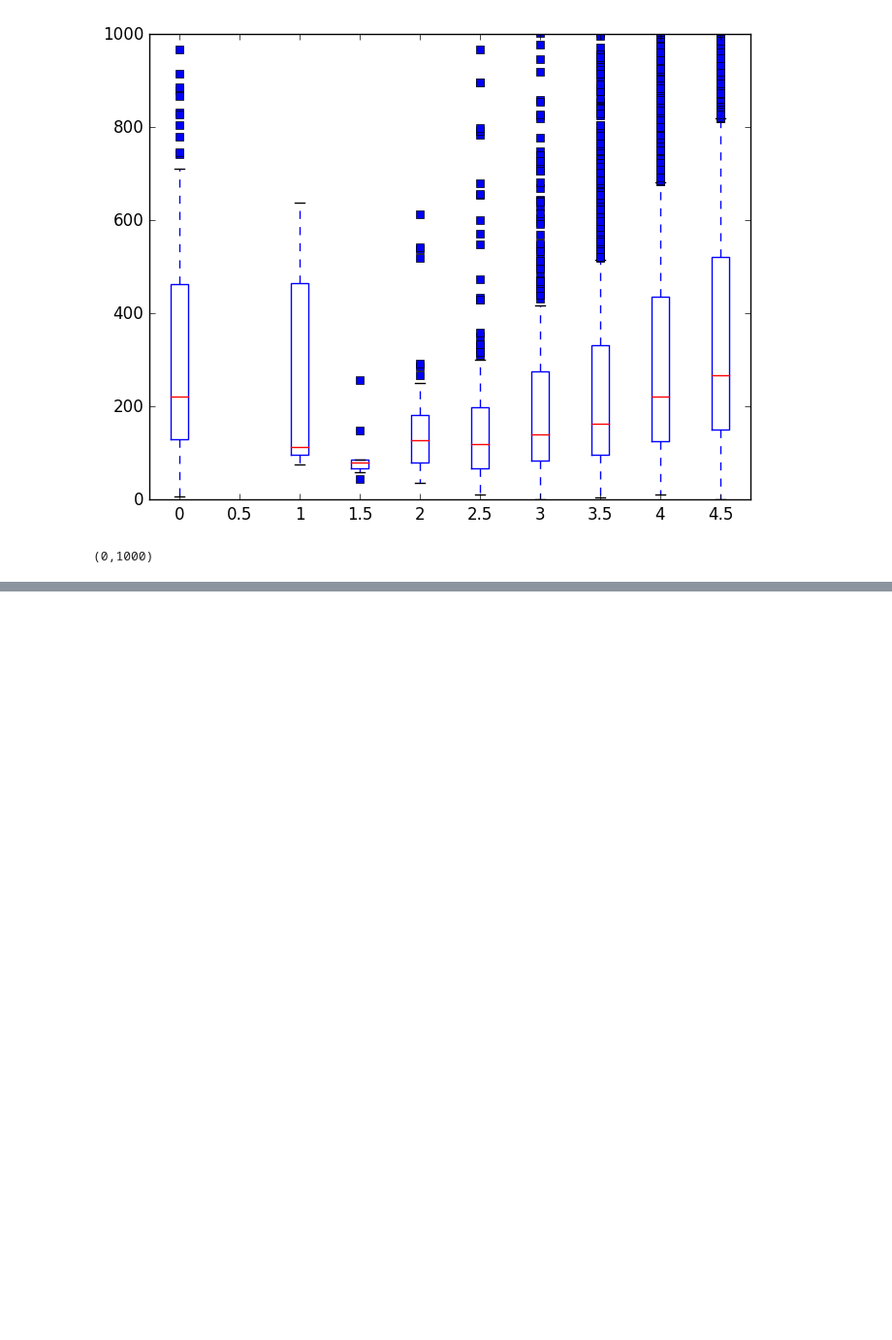
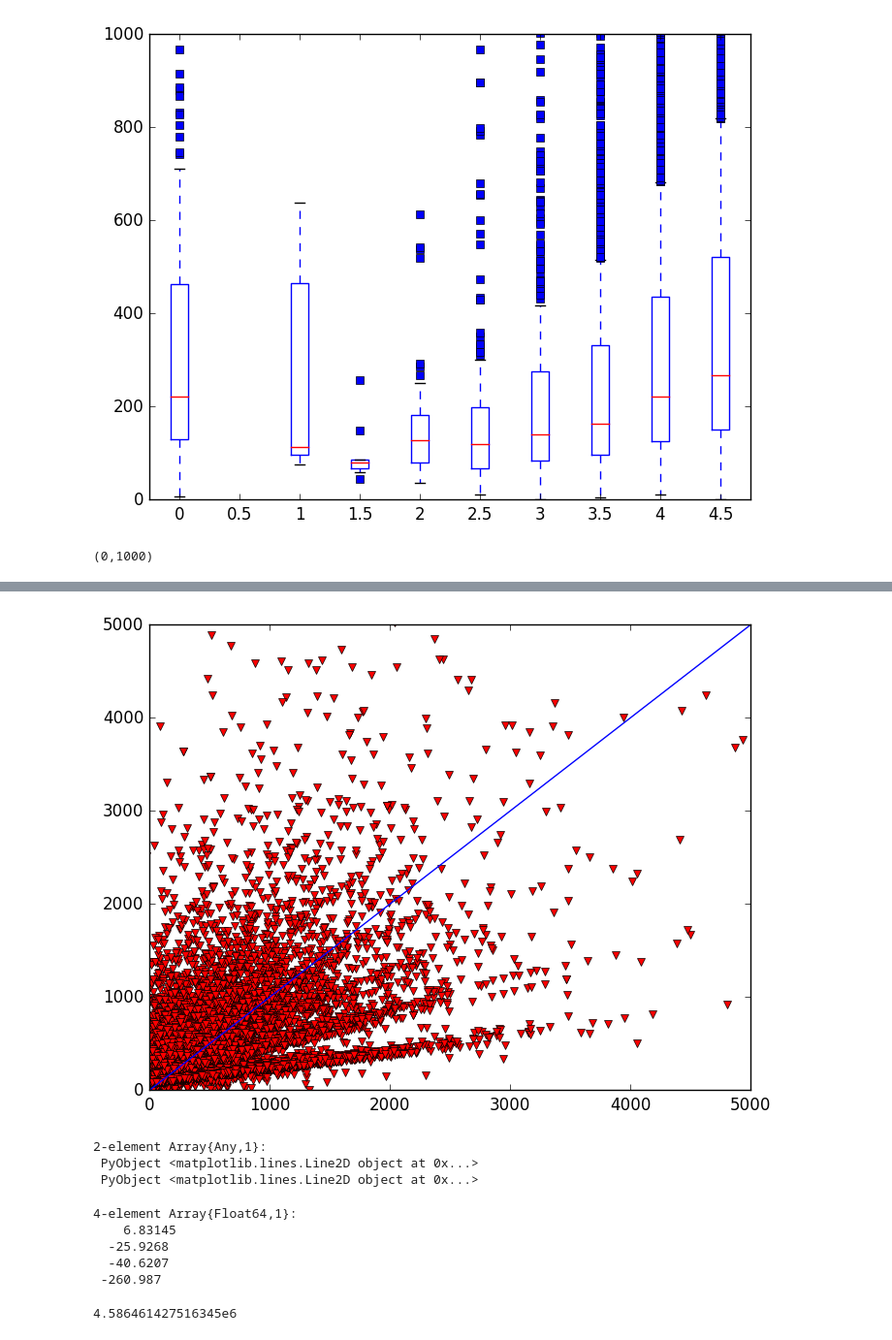
Before and after one commit to bigmessyteam/orie4741, a Jupyter notebook: project_eda.ipynb, the cells around one changed output, grey strips where cells are left out. Shown at 97% size. Cells and saved outputs as stored; diff of their text form; code cells hidden in the pictures; blank space fills up the shorter version.

```diff
--- a/project_eda.ipynb
+++ b/project_eda.ipynb
@@ -323,0 +227,21 @@ inc_mse=1/n*sum((y-X_1*w).^2)
+# %%
+plot(X_1*w,y,"rv",xlim([0,5000]),ylim([0,5000]))
+# %% [output]
+[figure, added]
+2-element Array{Any,1}:
+ PyObject <matplotlib.lines.Line2D object at 0x...>
+ PyObject <matplotlib.lines.Line2D object at 0x...>
+# %%
+X_s=[pricedata reviewrate starrate ones(n)]
+y=df_book[:gross_bookings_usd].data
+w_s=X_s\y
+# %% [output]
+4-element Array{Float64,1}:
+    6.83145
+  -25.9268
+  -40.6207
+ -260.987
+# %%
+inc_mse=1/n*sum((y-X_s*w_s).^2)
+# %% [output]
+4.586461427516345e6
```
Also changed, not shown: parts of 69 cells of this notebook, 1 other file.
